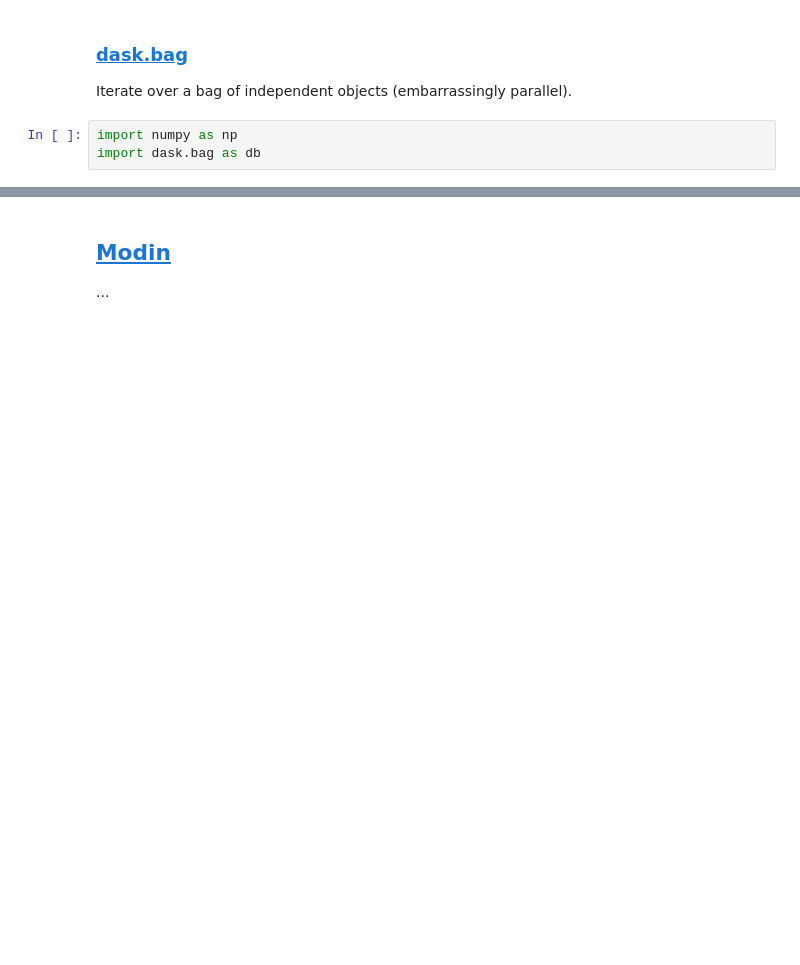
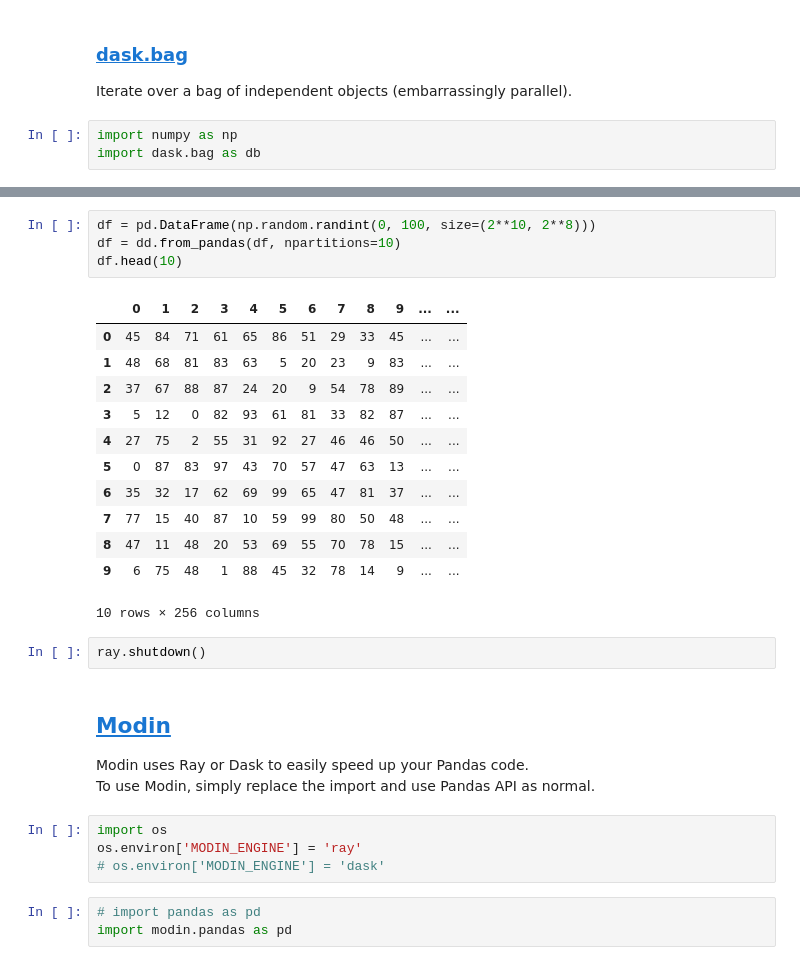
Before and after one commit to lukeconibear/swd6_hpp, a Jupyter notebook: docs/_build/jupyter_execute/06_parallelisation.ipynb, the cells around one changed output, grey strips where cells are left out. Cells and saved outputs as stored; diff of their text form; blank space fills up the shorter version.

Commit message:
adding modin, cleaning up parallel and gpu sections

```diff
--- a/docs/_build/jupyter_execute/06_parallelisation.ipynb
+++ b/docs/_build/jupyter_execute/06_parallelisation.ipynb
@@ -294,3 +404,30 @@ tasks, actors, ML
+# %%
+df = pd.DataFrame(np.random.randint(0, 100, size=(2**10, 2**8)))
+df = dd.from_pandas(df, npartitions=10)
+df.head(10)
+# %% [output]
+|  | 0 | 1 | 2 | 3 | 4 | 5 | 6 | 7 | 8 | 9 | ... | ... |
+| 0 | 45 | 84 | 71 | 61 | 65 | 86 | 51 | 29 | 33 | 45 | ... | ... |
+| 1 | 48 | 68 | 81 | 83 | 63 | 5 | 20 | 23 | 9 | 83 | ... | ... |
+| 2 | 37 | 67 | 88 | 87 | 24 | 20 | 9 | 54 | 78 | 89 | ... | ... |
+| 3 | 5 | 12 | 0 | 82 | 93 | 61 | 81 | 33 | 82 | 87 | ... | ... |
+| 4 | 27 | 75 | 2 | 55 | 31 | 92 | 27 | 46 | 46 | 50 | ... | ... |
+| 5 | 0 | 87 | 83 | 97 | 43 | 70 | 57 | 47 | 63 | 13 | ... | ... |
+| 6 | 35 | 32 | 17 | 62 | 69 | 99 | 65 | 47 | 81 | 37 | ... | ... |
+| 7 | 77 | 15 | 40 | 87 | 10 | 59 | 99 | 80 | 50 | 48 | ... | ... |
+| 8 | 47 | 11 | 48 | 20 | 53 | 69 | 55 | 70 | 78 | 15 | ... | ... |
+| 9 | 6 | 75 | 48 | 1 | 88 | 45 | 32 | 78 | 14 | 9 | ... | ... |
+10 rows × 256 columns
+# %%
+ray.shutdown()
 # %% [markdown]
 ## [Modin](https://modin.readthedocs.io/en/latest/)
-...
+Modin uses Ray or Dask to easily speed up your Pandas code.
+To use Modin, simply replace the import and use Pandas API as normal.
+# %%
+import os
+os.environ['MODIN_ENGINE'] = 'ray'
+# os.environ['MODIN_ENGINE'] = 'dask'
+# %%
+# import pandas as pd
+import modin.pandas as pd
```
Also changed, not shown: parts of 59 cells of this notebook, 36 other files.
